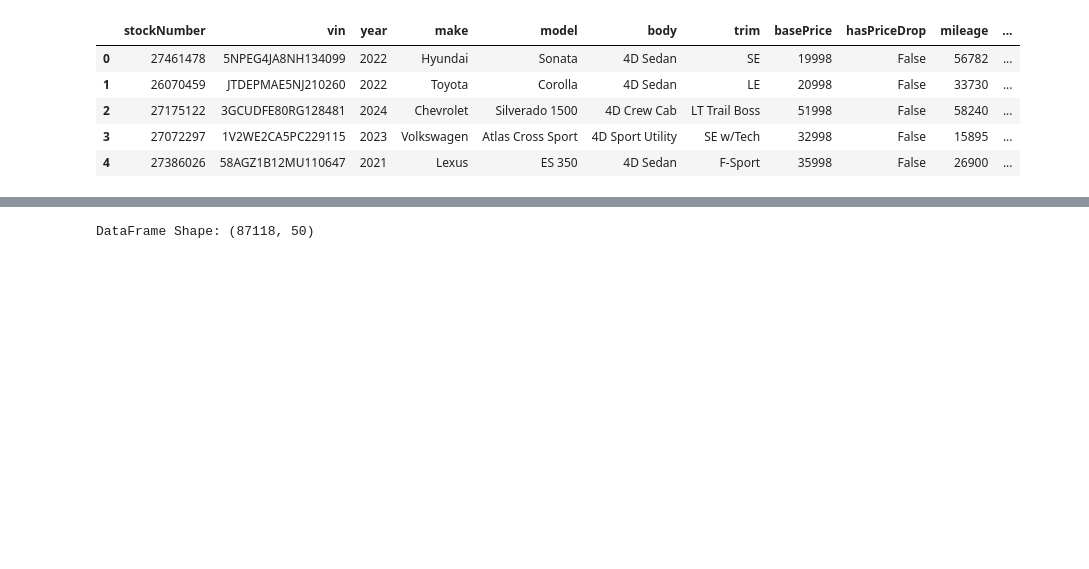
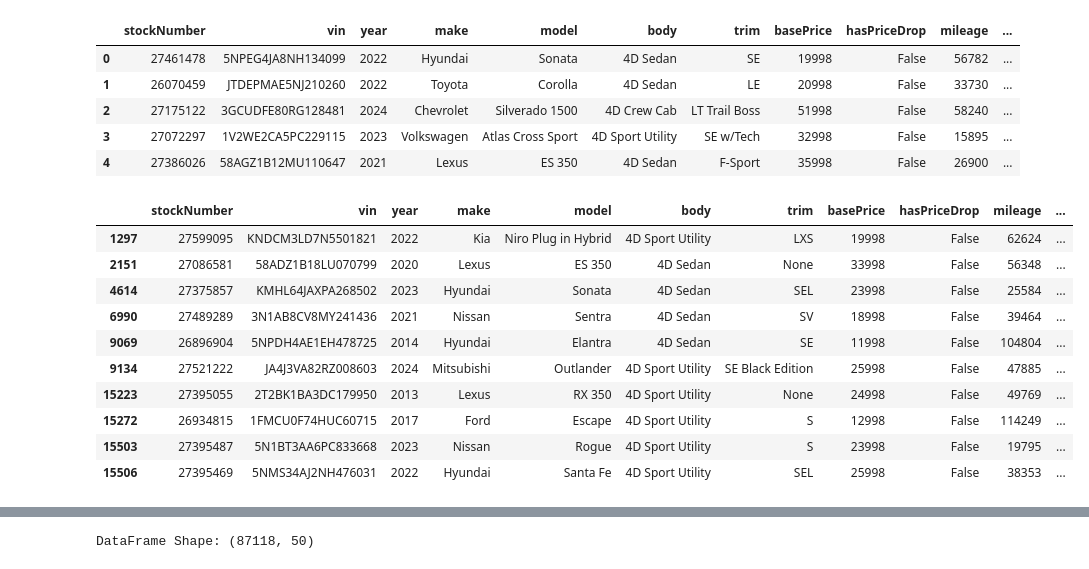
Before and after one commit to demyasa/Predictive-Analysis-of-Car-Trade-In-Values, a Jupyter notebook: EDA.ipynb, the cells around one changed output, grey strips where cells are left out. Saved outputs shown, nothing was run; the diff lists cells and outputs as text; code cells hidden in the pictures; blank space fills up the shorter version.

Commit message:
Explore dataframes of missing values to see which imputation methods are most appropriate

```diff
--- a/EDA.ipynb
+++ b/EDA.ipynb
@@ -233,3 +233,20 @@ df_copy.head()
 | 2 | 27175122 | 3GCUDFE80RG128481 | 2024 | Chevrolet | Silverado 1500 | 4D Crew Cab | LT Trail Boss | 51998 | False | 58240 | ... |
 | 3 | 27072297 | 1V2WE2CA5PC229115 | 2023 | Volkswagen | Atlas Cross Sport | 4D Sport Utility | SE w/Tech | 32998 | False | 15895 | ... |
 | 4 | 27386026 | 58AGZ1B12MU110647 | 2021 | Lexus | ES 350 | 4D Sedan | F-Sport | 35998 | False | 26900 | ... |
+# %%
+# Check null values for body
+null_df = df_copy[df_copy['exteriorColor'].isnull()]
+
+null_df.head(10)
+# %% [output]
+|  | stockNumber | vin | year | make | model | body | trim | basePrice | hasPriceDrop | mileage | ... |
+| 1297 | 27599095 | KNDCM3LD7N5501821 | 2022 | Kia | Niro Plug in Hybrid | 4D Sport Utility | LXS | 19998 | False | 62624 | ... |
+| 2151 | 27086581 | 58ADZ1B18LU070799 | 2020 | Lexus | ES 350 | 4D Sedan | None | 33998 | False | 56348 | ... |
+| 4614 | 27375857 | KMHL64JAXPA268502 | 2023 | Hyundai | Sonata | 4D Sedan | SEL | 23998 | False | 25584 | ... |
+| 6990 | 27489289 | 3N1AB8CV8MY241436 | 2021 | Nissan | Sentra | 4D Sedan | SV | 18998 | False | 39464 | ... |
+| 9069 | 26896904 | 5NPDH4AE1EH478725 | 2014 | Hyundai | Elantra | 4D Sedan | SE | 11998 | False | 104804 | ... |
+| 9134 | 27521222 | JA4J3VA82RZ008603 | 2024 | Mitsubishi | Outlander | 4D Sport Utility | SE Black Edition | 25998 | False | 47885 | ... |
+| 15223 | 27395055 | 2T2BK1BA3DC179950 | 2013 | Lexus | RX 350 | 4D Sport Utility | None | 24998 | False | 49769 | ... |
+| 15272 | 26934815 | 1FMCU0F74HUC60715 | 2017 | Ford | Escape | 4D Sport Utility | S | 12998 | False | 114249 | ... |
+| 15503 | 27395487 | 5N1BT3AA6PC833668 | 2023 | Nissan | Rogue | 4D Sport Utility | S | 23998 | False | 19795 | ... |
+| 15506 | 27395469 | 5NMS34AJ2NH476031 | 2022 | Hyundai | Santa Fe | 4D Sport Utility | SEL | 25998 | False | 38353 | ... |
```
Also changed, not shown: parts of 2 cells of this notebook.
